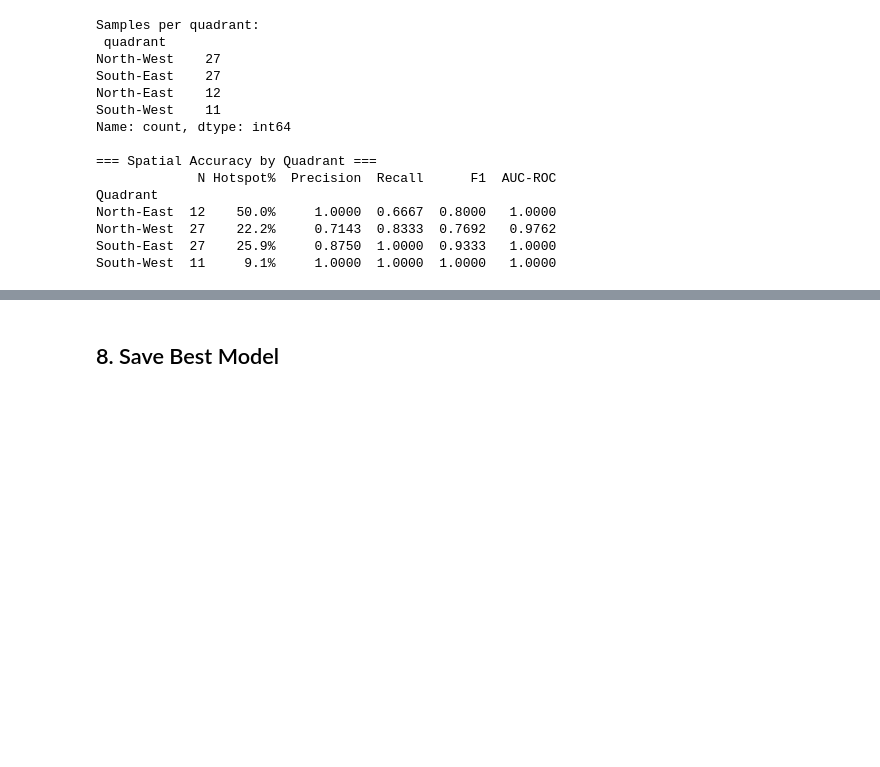
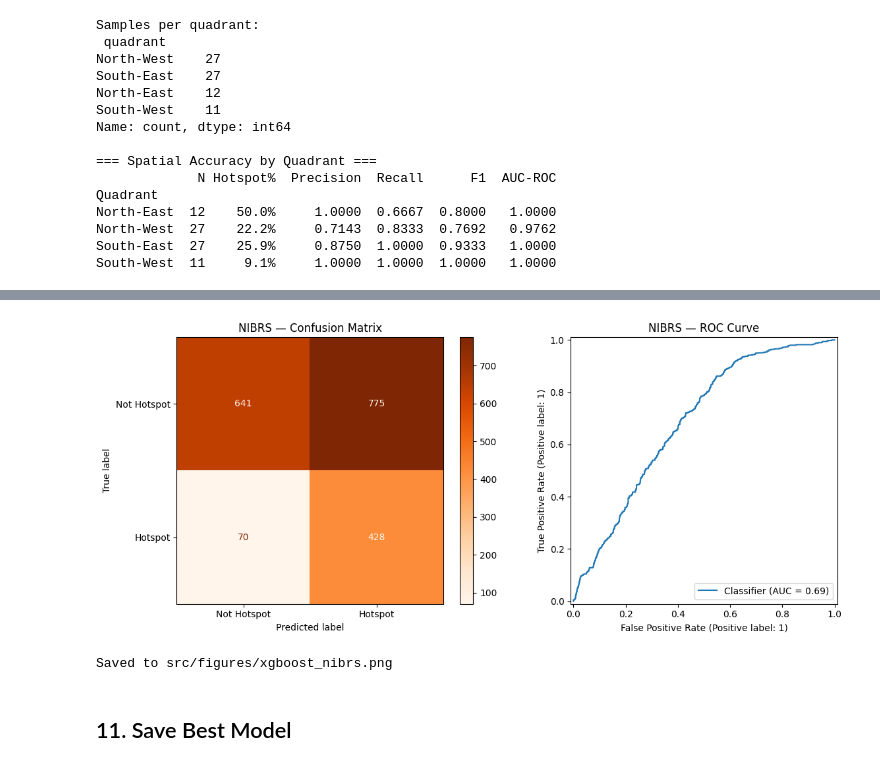
Before and after one commit to LisazhenYANG/IT5006-Group-Project, a Jupyter notebook: notebooks/xgboost_modeling.ipynb, the cells around one changed output, grey strips where cells are left out. Drawn from its saved outputs; the diff is of its cells as text; code cells hidden in the pictures; blank space fills up the shorter version.

Commit message:
add: xgboost with NIBRS generalization

```diff
--- a/notebooks/xgboost_modeling.ipynb
+++ b/notebooks/xgboost_modeling.ipynb
@@ -432,0 +439,64 @@ Saved to docs/xgboost_spatial.png
+# %%
+NIBRS_DIR = '../data/nibrs/'
+
+# 1. Load NIBRS data
+X_nibrs_raw = pd.read_csv(NIBRS_DIR + 'X_test_nibrs.csv')
+y_nibrs_raw = pd.read_csv(NIBRS_DIR + 'y_test_nibrs.csv')
+
+data_nibrs     = X_nibrs_raw.merge(y_nibrs_raw, on='agency_id', how='inner')
+X_nibrs_model  = data_nibrs.drop(columns=['agency_id', 'label'])
+y_nibrs_label  = data_nibrs['label']
+
+print(f'NIBRS samples: {len(data_nibrs)}  |  Hotspot rate: {y_nibrs_label.mean():.2%}')
+
+# 2. Drop Chicago-specific columns that NIBRS does not have
+drop_cols = ['lat_mean', 'lon_mean'] + [col for col in X_train.columns if col.startswith('district_')]
+X_train_aligned = X_train.drop(columns=drop_cols, errors='ignore')
+X_test_aligned  = X_test.drop(columns=drop_cols, errors='ignore')
+print(f'Aligned feature count: {X_train_aligned.shape[1]}  (dropped {len(drop_cols)} columns)')
+
+# 3. Align NIBRS features to training columns (fill any missing with 0)
+X_nibrs_aligned = X_nibrs_model.reindex(columns=X_train_aligned.columns, fill_value=0)
+
+# 4. Re-fit tuned model on aligned training set (features changed, so must refit)
+tuned_model_nibrs = XGBClassifier(
+    **study.best_params,
+    scale_pos_weight=scale_pos_weight,
+    use_label_encoder=False,
+    eval_metric='auc',
+    random_state=RANDOM_STATE,
+    n_jobs=-1
+)
+tuned_model_nibrs.fit(X_train_aligned, y_train)
+
+# 5. Predict on NIBRS
+y_pred_nibrs = tuned_model_nibrs.predict(X_nibrs_aligned)
+y_prob_nibrs = tuned_model_nibrs.predict_proba(X_nibrs_aligned)[:, 1]
+
+# 6. Evaluate
+print('\n=== NIBRS Generalization Evaluation ===')
+print(f'Precision : {precision_score(y_nibrs_label, y_pred_nibrs):.4f}')
+print(f'Recall    : {recall_score(y_nibrs_label, y_pred_nibrs):.4f}')
+print(f'F1-Score  : {f1_score(y_nibrs_label, y_pred_nibrs):.4f}')
+print(f'AUC-ROC   : {roc_auc_score(y_nibrs_label, y_prob_nibrs):.4f}')
+print()
+print(classification_report(y_nibrs_label, y_pred_nibrs, target_names=['Not Hotspot', 'Hotspot']))
+
+# 7. Confusion matrix + ROC curve
+fig, axes = plt.subplots(1, 2, figsize=(12, 5))
+
+ConfusionMatrixDisplay.from_predictions(
+    y_nibrs_label, y_pred_nibrs,
+    display_labels=['Not Hotspot', 'Hotspot'],
+    cmap='Oranges', ax=axes[0]
+)
+axes[0].set_title('NIBRS — Confusion Matrix')
+
+RocCurveDisplay.from_predictions(y_nibrs_label, y_prob_nibrs, ax=axes[1])
+axes[1].set_title('NIBRS — ROC Curve')
+
+plt.tight_layout()
+plt.savefig('../src/figures/xgboost_nibrs.png', dpi=150, bbox_inches='tight')
+plt.show()
+print('Saved to src/figures/xgboost_nibrs.png')
+# %% [output]
@@ -433,5 +520,7 @@ Saved to docs/xgboost_spatial.png
+[figure, added]
+Saved to src/figures/xgboost_nibrs.png
 # %% [markdown]
-## 8. Save Best Model
+## 11. Save Best Model
 # %%
 import joblib, os
 
```
Also changed, not shown: parts of 7 cells of this notebook, 2 other files.
